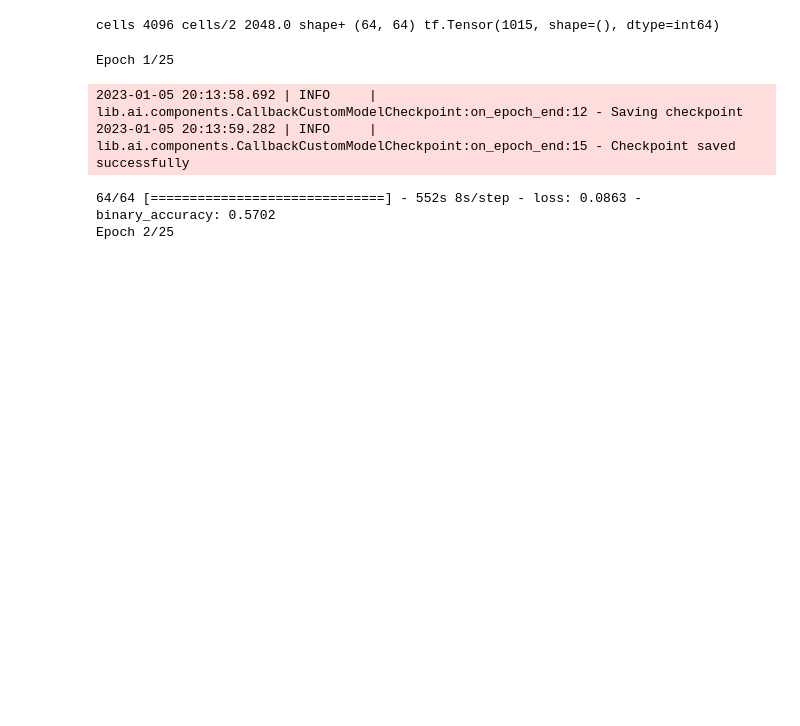
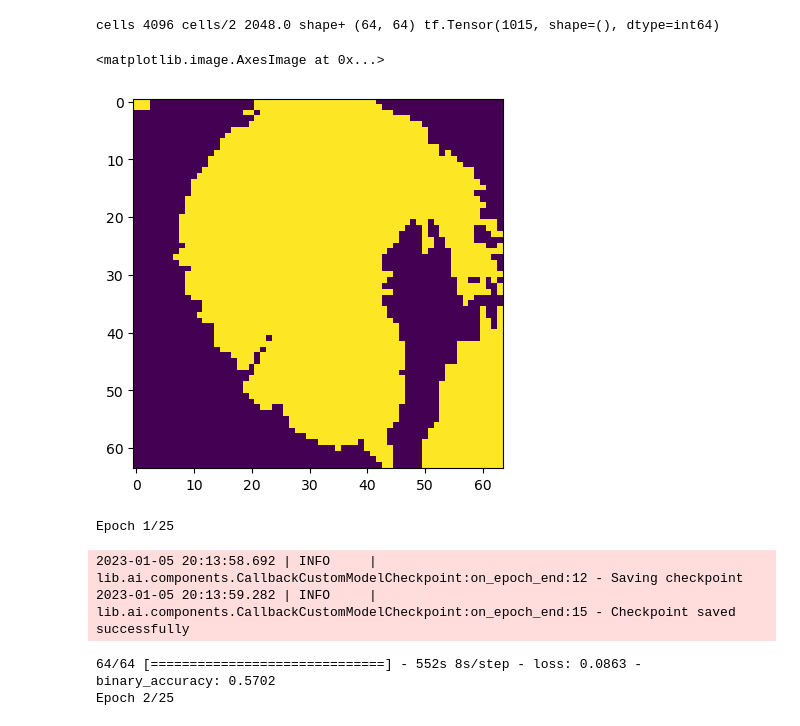
Before and after one commit to sbrl/research-rainfallradar, a Jupyter notebook: aimodel/src/rainfallwater_identity_TEST.ipynb, the cells around one changed output. Cells and saved outputs as stored; diff of their text form; code cells hidden in the pictures; blank space fills up the shorter version.

Commit message:
identity test: plot binarised heightmap

```diff
--- a/aimodel/src/rainfallwater_identity_TEST.ipynb
+++ b/aimodel/src/rainfallwater_identity_TEST.ipynb
@@ -48,24 +48,29 @@ DEBUG:model BOTTLENECK:stack2image output_shape (None, 4, 4, 512)
 # %%
 heightmap = parse_heightmap(filepath_heightmap) / 100
 heightmap = tf.image.crop_to_bounding_box(tf.expand_dims(heightmap, axis=-1), 0, 0, 64, 64)
 #heightmap_labels = tf.one_hot(tf.cast(tf.math.greater(tf.squeeze(heightmap)/10, 0.05), dtype=tf.int32), 2)
 heightmap_labels = tf.cast(tf.math.greater(tf.squeeze(heightmap)/10, 0.05), dtype=tf.int32)
 
 dataset = tf.data.Dataset.from_tensor_slices([heightmap_labels]).map(
 	lambda tensor: tf.expand_dims(tensor, axis=-1),
 	num_parallel_calls=tf.data.AUTOTUNE
 )
 dataset_labels = tf.data.Dataset.from_tensor_slices([heightmap_labels])
 
 for item in dataset_labels:
 	print("cells", 64*64, "cells/2", (64*64)/2, "shape+", item.shape, tf.math.reduce_sum(tf.math.argmax(item, axis=-1)))
 	break
 dataset = tf.data.Dataset.zip((dataset, dataset_labels)) \
 	.repeat(64 * 64) \
 	.batch(64) \
 	.prefetch(tf.data.AUTOTUNE)
+
+
+plt.imshow(tf.squeeze(heightmap_labels))
 # %% [output]
 cells 4096 cells/2 2048.0 shape+ (64, 64) tf.Tensor(1015, shape=(), dtype=int64)
+<matplotlib.image.AxesImage at 0x...>
+[figure, added]
 # %%
 model.fit(
 	dataset,
```
Also changed, not shown: parts of 2 cells of this notebook.
